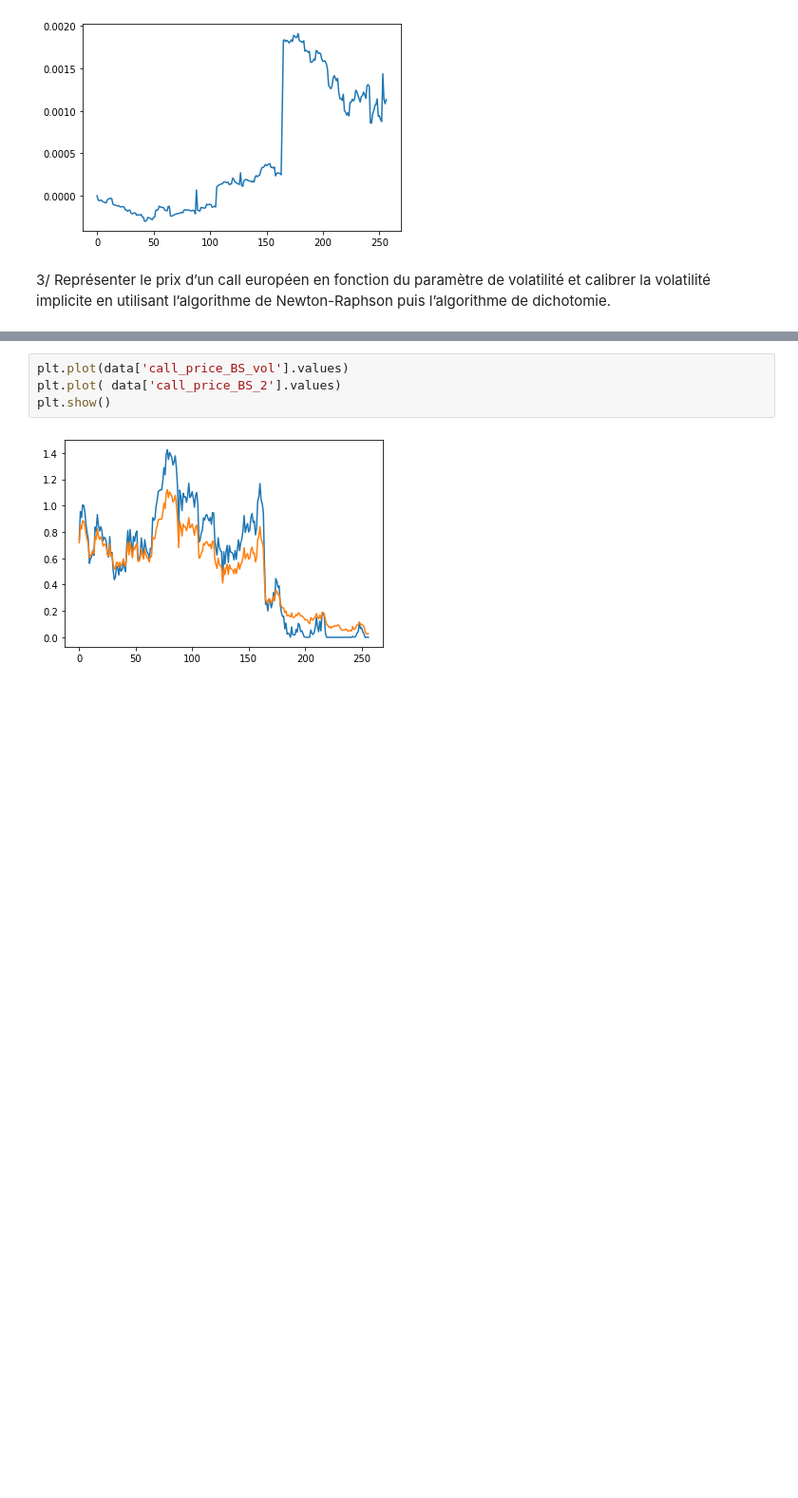
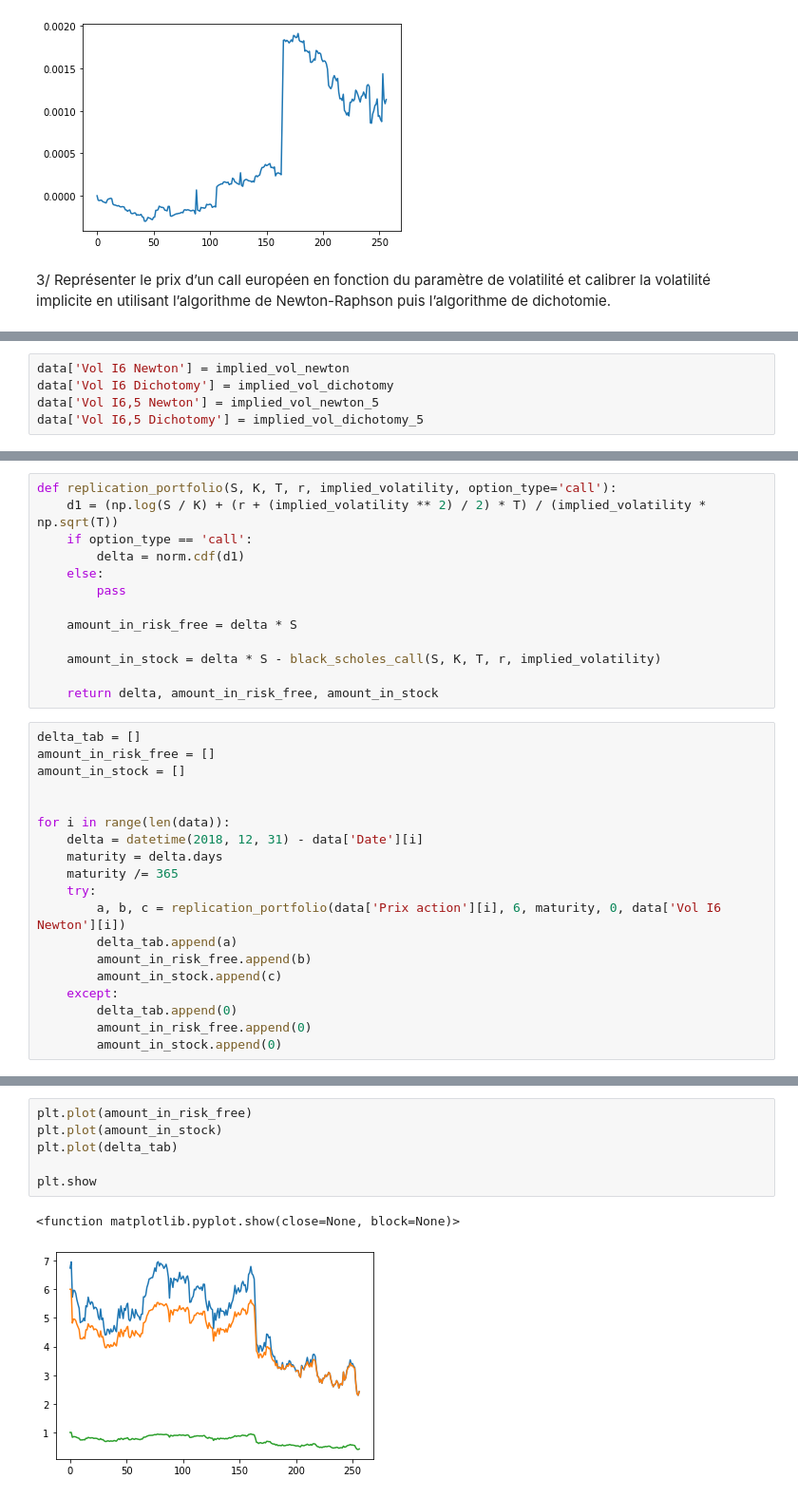
Before and after one commit to theomdvn/Calibration, a Jupyter notebook: TD3.ipynb, the cells around one changed output, grey strips where cells are left out. Shown: that part at 95% size. Saved outputs shown, nothing was run; the diff lists cells and outputs as text; blank space fills up the shorter version.

```diff
--- a/TD3.ipynb
+++ b/TD3.ipynb
@@ -282,0 +418,5 @@ data['call_price_BS_vol'] = call_price_BS_vol
+# %%
+data['Vol I6 Newton'] = implied_vol_newton
+data['Vol I6 Dichotomy'] = implied_vol_dichotomy
+data['Vol I6,5 Newton'] = implied_vol_newton_5
+data['Vol I6,5 Dichotomy'] = implied_vol_dichotomy_5
@@ -282,0 +456,32 @@ data['call_price_BS_vol'] = call_price_BS_vol
+# %%
+def replication_portfolio(S, K, T, r, implied_volatility, option_type='call'):
+    d1 = (np.log(S / K) + (r + (implied_volatility ** 2) / 2) * T) / (implied_volatility * np.sqrt(T))
+    if option_type == 'call':
+        delta = norm.cdf(d1)
+    else:
+        pass
+
+    amount_in_risk_free = delta * S
+
+    amount_in_stock = delta * S - black_scholes_call(S, K, T, r, implied_volatility)
+
+    return delta, amount_in_risk_free, amount_in_stock
+# %%
+delta_tab = []
+amount_in_risk_free = []
+amount_in_stock = []
+
+
+for i in range(len(data)):
+    delta = datetime(2018, 12, 31) - data['Date'][i]
+    maturity = delta.days
+    maturity /= 365
+    try:
+        a, b, c = replication_portfolio(data['Prix action'][i], 6, maturity, 0, data['Vol I6 Newton'][i])
+        delta_tab.append(a)
+        amount_in_risk_free.append(b)
+        amount_in_stock.append(c)
+    except:
+        delta_tab.append(0)
+        amount_in_risk_free.append(0)
+        amount_in_stock.append(0)
@@ -283,6 +492,9 @@ data['call_price_BS_vol'] = call_price_BS_vol
 # %%
-plt.plot(data['call_price_BS_vol'].values)
-plt.plot( data['call_price_BS_2'].values)
-plt.show()
+plt.plot(amount_in_risk_free)
+plt.plot(amount_in_stock)
+plt.plot(delta_tab)
+
+plt.show
 # %% [output]
+<function matplotlib.pyplot.show(close=None, block=None)>
-[figure, old version]
+[figure, new version]
```
Also changed, not shown: parts of 20 cells of this notebook.
